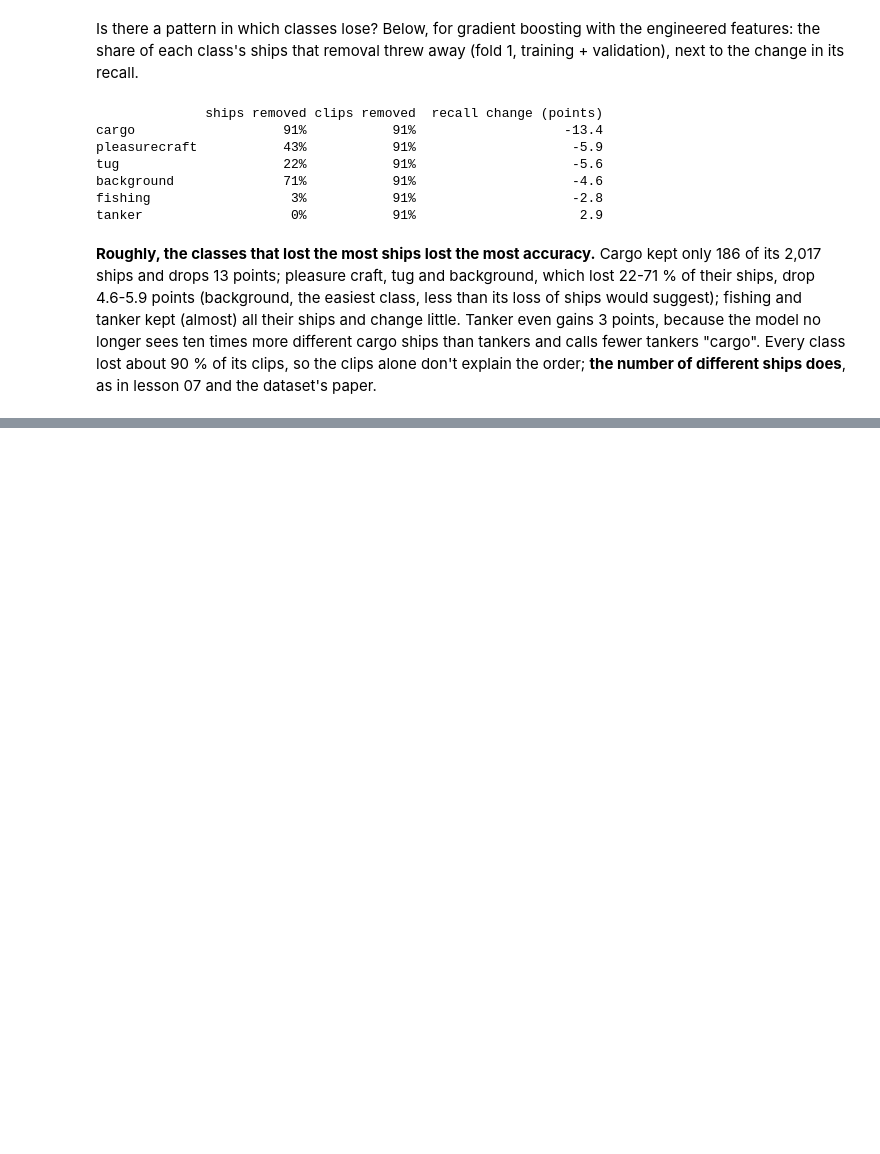
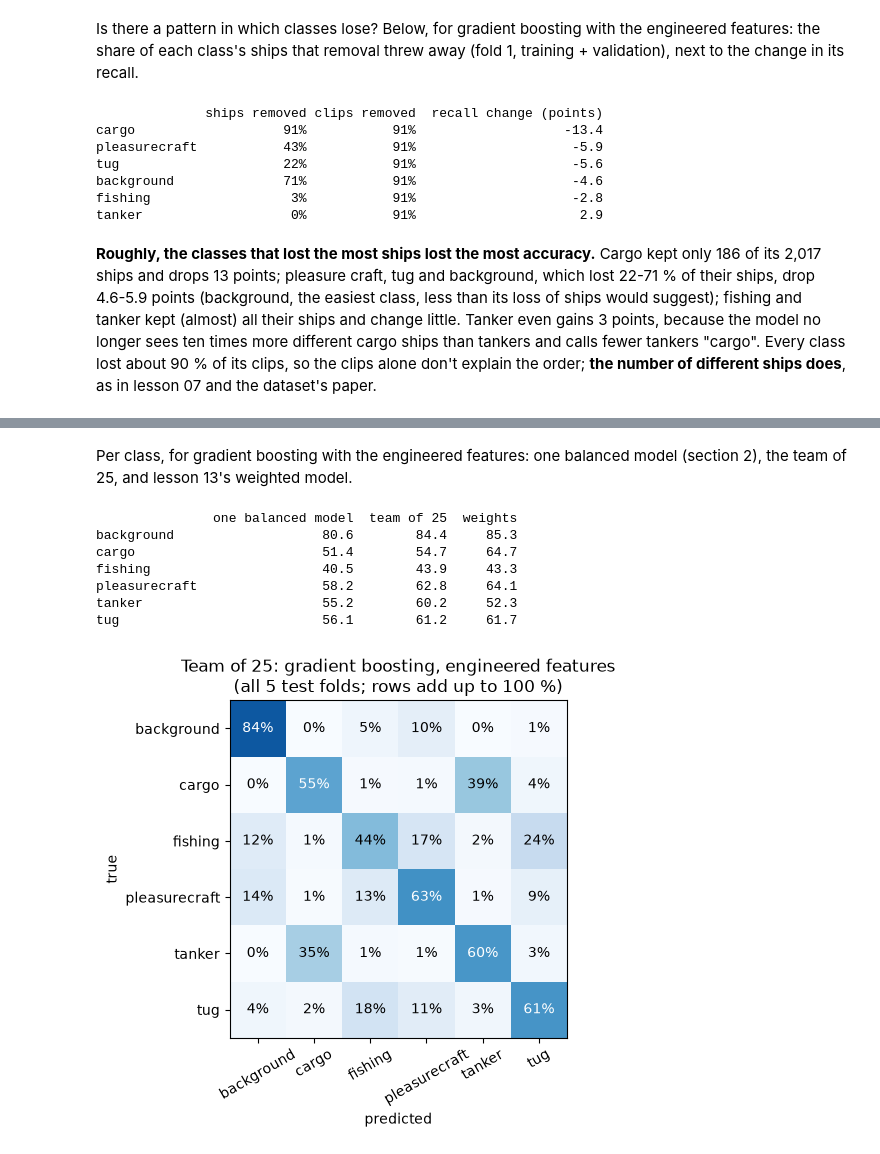
Before and after one commit to rashidcmm/ship-classifier, a Jupyter notebook: notebooks/14_six_classes_equal_ships.ipynb, the cells around one changed output, grey strips where cells are left out. Saved outputs shown, nothing was run; the diff lists cells and outputs as text; code cells hidden in the pictures; blank space fills up the shorter version.

```diff
--- a/notebooks/14_six_classes_equal_ships.ipynb
+++ b/notebooks/14_six_classes_equal_ships.ipynb
@@ -222,0 +316,31 @@ lesson 07 and the dataset's paper.
+# %% [markdown]
+Per class, for gradient boosting with the engineered features: one balanced model (section 2), the team of 25, and
+lesson 13's weighted model.
+# %%
+team25 = team[team.members == team.members.max()]
+rec3 = pd.DataFrame({"one balanced model": recall_table(removal)[best],
+                     "team of 25": recall_table(team25)[best],
+                     "weights": recall_table(weights)[best]})
+print((100 * rec3).round(1))
+
+tp = pd.read_parquet(OUT / "ensemble_predictions.parquet")
+tp = tp[(tp.features == best[0]) & (tp.model == best[1])]
+cm = confusion_matrix(tp.y, tp[[f"p_{c}" for c in S.CLASSES6]].to_numpy().argmax(1), normalize="true")
+fig, ax = plt.subplots(figsize=(6, 5))
+ax.imshow(cm, cmap="Blues", vmin=0, vmax=1)
+for i in range(6):
+    for j in range(6):
+        ax.text(j, i, f"{cm[i, j]:.0%}", ha="center", va="center", color="white" if cm[i, j] > 0.5 else "black")
+ax.set_xticks(range(6), S.CLASSES6, rotation=30); ax.set_yticks(range(6), S.CLASSES6)
+ax.set_xlabel("predicted"); ax.set_ylabel("true")
+ax.set_title("Team of 25: gradient boosting, engineered features\n(all 5 test folds; rows add up to 100 %)")
+plt.tight_layout(); plt.show()
+# %% [output]
+               one balanced model  team of 25  weights
+background                   80.6        84.4     85.3
+cargo                        51.4        54.7     64.7
+fishing                      40.5        43.9     43.3
+pleasurecraft                58.2        62.8     64.1
+tanker                       55.2        60.2     52.3
+tug                          56.1        61.2     61.7
+[figure, added]
```
Also changed, not shown: parts of 7 cells of this notebook, 8 other files.
